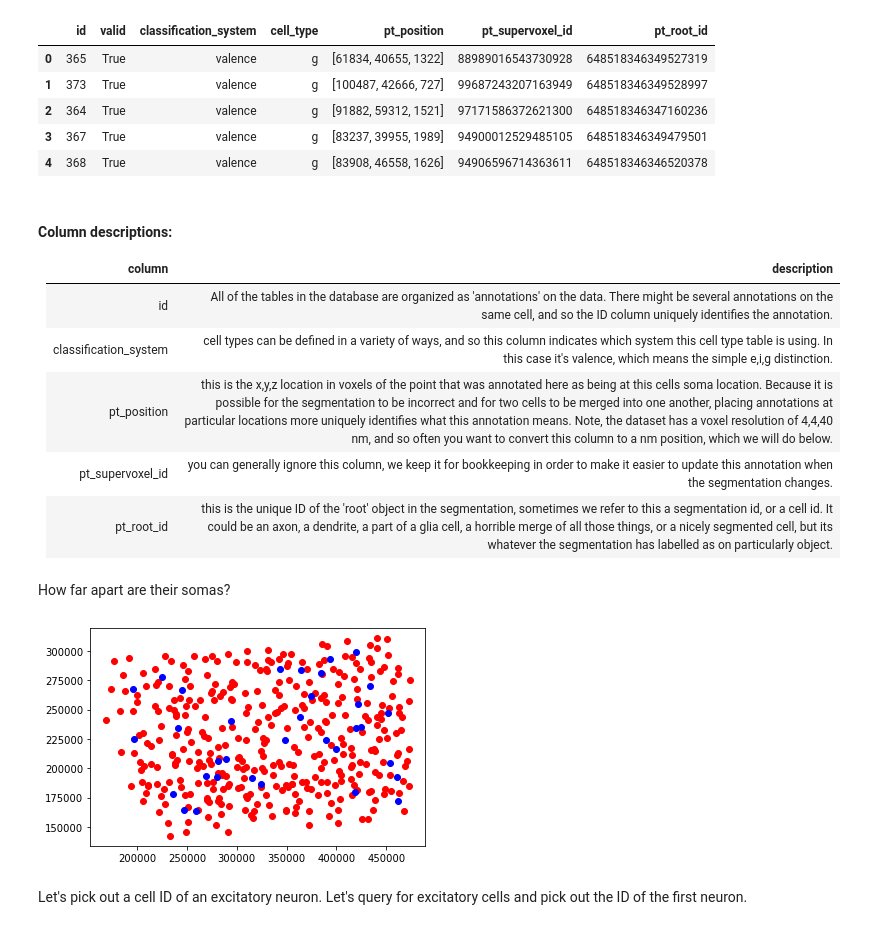
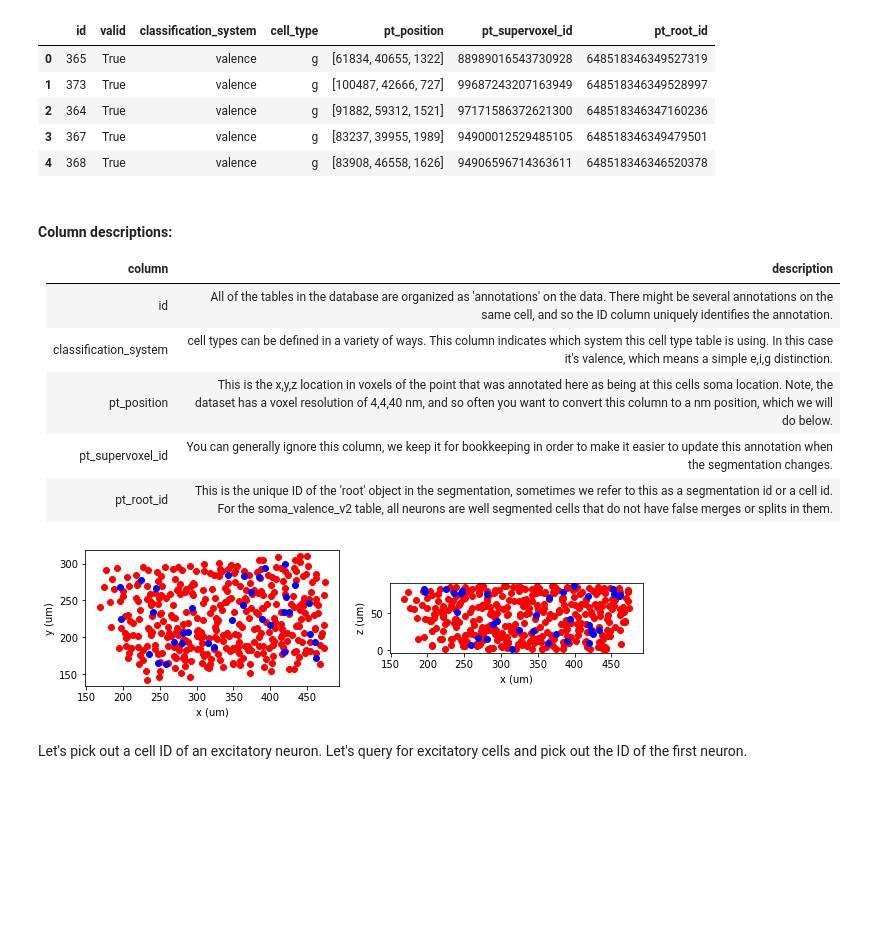
Before and after one commit to AllenInstitute/SWDB_2019, a Jupyter notebook: DynamicBrain/EM_Connectome_Intro.ipynb, the cells around one changed output. Saved outputs shown, nothing was run; the diff lists cells and outputs as text; code cells hidden in the pictures; blank space fills up the shorter version.

```diff
--- a/DynamicBrain/EM_Connectome_Intro.ipynb
+++ b/DynamicBrain/EM_Connectome_Intro.ipynb
@@ -56,33 +177,54 @@ glia_df.head()
 | column  | description   |
 |---|---|
 |  id |All of the tables in the database are organized as 'annotations' on the data.  There might be several annotations on the same cell, and so the ID column uniquely identifies the annotation.  |
-|  classification_system | cell types can be defined in a variety of ways, and so this column indicates which system this cell type table is using. In this case it's valence, which means the simple e,i,g distinction.   |
-|  pt_position |  this is the x,y,z location in voxels of the point that was annotated here as being at this cells soma location.  Because it is possible for the segmentation to be incorrect and for two cells to be merged into one another, placing annotations at particular locations more uniquely identifies what this annotation means.  Note, the dataset has a voxel resolution of 4,4,40 nm, and so often you want to convert this column to a nm position, which we will do below. |
-|  pt_supervoxel_id | you can generally ignore this column, we keep it for bookkeeping in order to make it easier to update this annotation when the segmentation changes. |
-|  pt_root_id|this is the unique ID of the 'root' object in the segmentation, sometimes we refer to this a segmentation id, or a cell id.  It could be an axon, a dendrite, a part of a glia cell, a horrible merge of all those things, or a nicely segmented cell, but its whatever the segmentation has labelled as on particularly object. |
+|  classification_system | cell types can be defined in a variety of ways. This column indicates which system this cell type table is using. In this case it's valence, which means a simple e,i,g distinction.   |
+|  pt_position |  This is the x,y,z location in voxels of the point that was annotated here as being at this cells soma location. Note, the dataset has a voxel resolution of 4,4,40 nm, and so often you want to convert this column to a nm position, which we will do below. |
+|  pt_supervoxel_id | You can generally ignore this column, we keep it for bookkeeping in order to make it easier to update this annotation when the segmentation changes. |
+|  pt_root_id| This is the unique ID of the 'root' object in the segmentation, sometimes we refer to this as a segmentation id or a cell id.  For the soma_valence_v2 table, all neurons are well segmented cells that do not have false merges or splits in them. |
-# %% [markdown]
-How far apart are their somas?
 # %%
 # useful function for converting a pandas data frame voxel position
 # column to a np.array of Nx3 size in nm
 def convert_to_nm(col, voxel_size=[4,4,40]):
-    return np.concatenate(col.values).reshape((len(col),3))*voxel_size
+    return np.vstack(col.values)*voxel_size
+
 # function to plot a soma dataframe
-def plot_soma_loc(df, ax, c='r'):
-    pos = convert_to_nm(df['pt_position'])
-    ax.scatter(pos[:,0], pos[:,1], c=c)
-# make a new axis
-f, ax = plt.subplots()
+def plot_soma_loc(df, ax, x=0, y=1, c='r'):
+
+    # convert the position to microns
+    pos = convert_to_nm(df['pt_position'])/1000
+
+    # plot two dimensions as a scatterplot
+    ax.scatter(pos[:,x], pos[:,y], c=c)
+
 # get the excitatory and inhibitory soma locations
 # could do with post-query filtering...
-exc_neuron_df = dl.query_cell_types('soma_valence_v2', cell_type_include_filter=['e'])
-inh_neuron_df = dl.query_cell_types('soma_valence_v2', cell_type_include_filter=['i'])
+exc_neuron_df = dl.query_cell_types('soma_valence_v2',
+                                    cell_type_include_filter=['e'])
+inh_neuron_df = dl.query_cell_types('soma_valence_v2',
+                                    cell_type_include_filter=['i'])
+
+# make a new axis with two subplots
+fig = plt.figure(figsize=(10,6))
+ax1 = fig.add_subplot(1, 2, 1)
+ax2 = fig.add_subplot(1, 2, 2, sharex=ax1)
 
 # plot each dataframe in a different color
-plot_soma_loc(exc_neuron_df, ax, 'r')
-plot_soma_loc(inh_neuron_df, ax, 'b')
+plot_soma_loc(exc_neuron_df, ax1, c='r')
+plot_soma_loc(inh_neuron_df, ax1, c='b')
+
+# label some axis, make x,y scaling same
+ax1.set_xlabel('x (um)')
+ax1.set_ylabel('y (um)')
+ax1.set_aspect('equal')
+
+# plot the same thing as x,z
+plot_soma_loc(exc_neuron_df, ax2, x=0, y=2, c='r')
+plot_soma_loc(inh_neuron_df, ax2, x=0, y=2, c='b')
+ax2.set_xlabel('x (um)')
+ax2.set_ylabel('z (um)')
+ax2.set_aspect('equal')
 # %% [output]
-[figure, old version]
+[figure, new version]
 # %%
 ### Basic Synapse Query
 #### Picking out a cell
```
Also changed, not shown: parts of 64 cells of this notebook.
